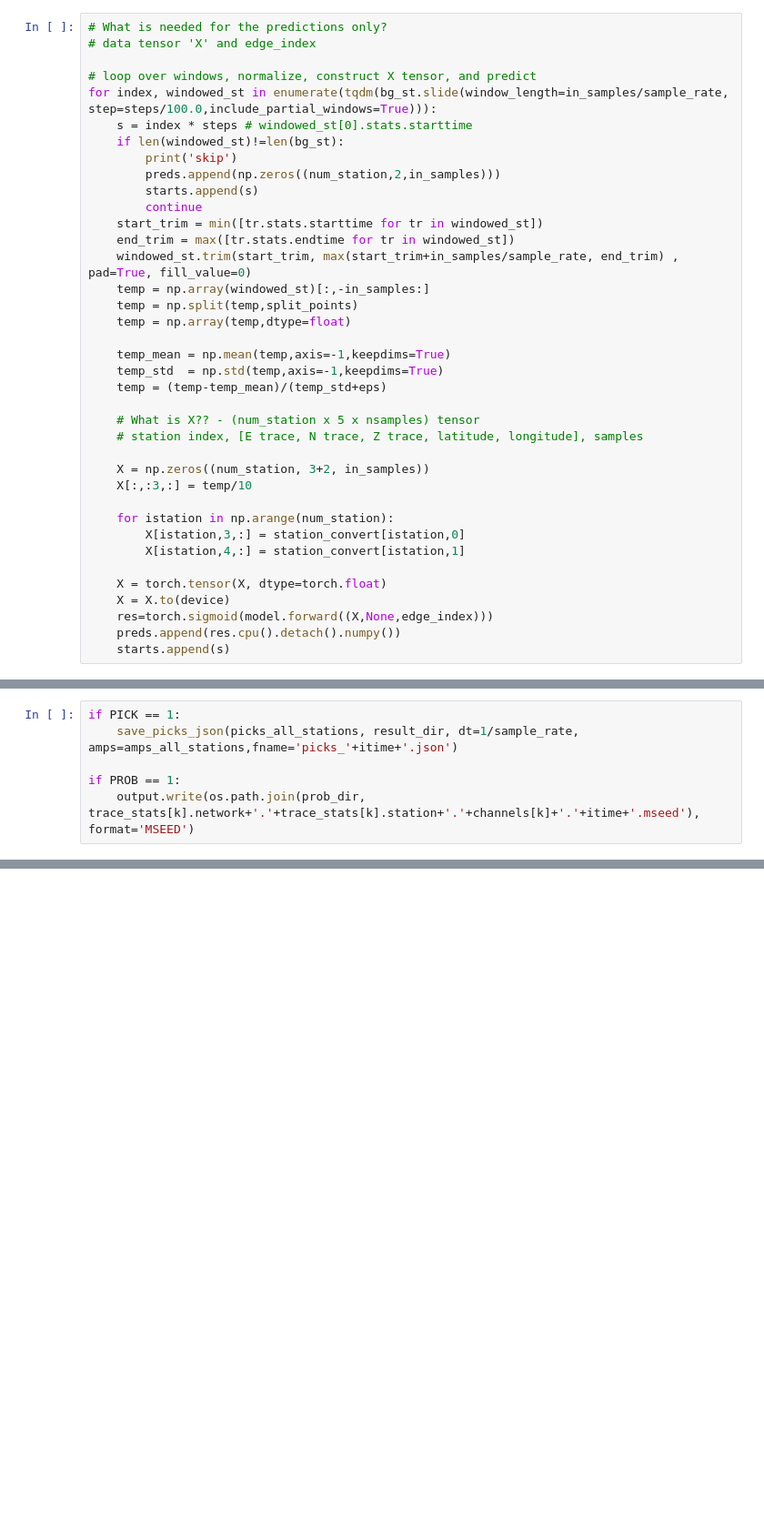
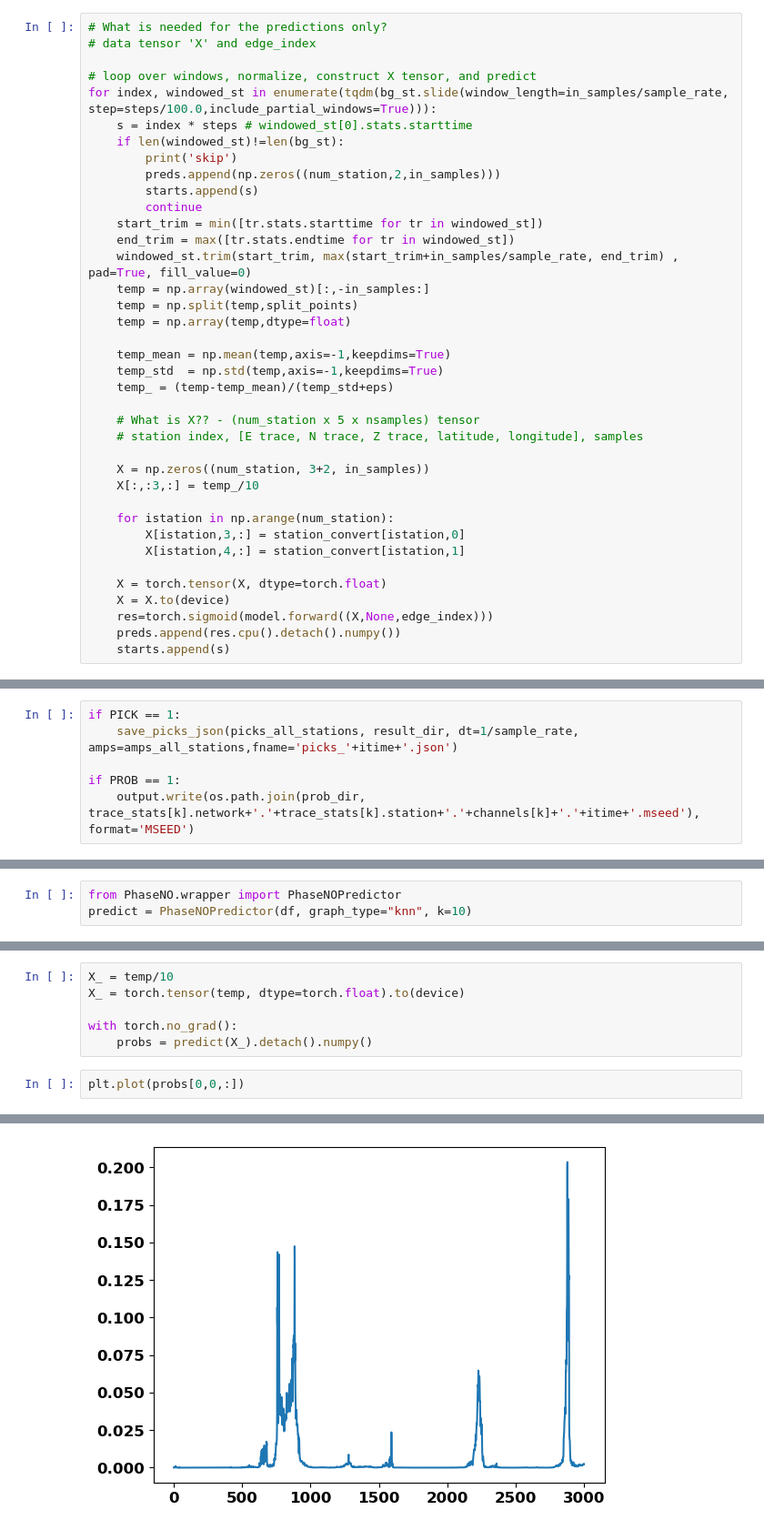
Before and after one commit to sun-hongyu/PhaseNO, a Jupyter notebook: notebooks/phaseno_predict_working.ipynb, the cells around one changed output, grey strips where cells are left out. Shown: that part at 91% size. Cells and saved outputs as stored; diff of their text form; blank space fills up the shorter version.

Commit message:
add wrapper

```diff
--- a/notebooks/phaseno_predict_working.ipynb
+++ b/notebooks/phaseno_predict_working.ipynb
@@ -334,13 +346,13 @@ for index, windowed_st in enumerate(tqdm(bg_st.slide(window_length=in_samples/sa
 
     temp_mean = np.mean(temp,axis=-1,keepdims=True)
     temp_std  = np.std(temp,axis=-1,keepdims=True)
-    temp = (temp-temp_mean)/(temp_std+eps)
+    temp_ = (temp-temp_mean)/(temp_std+eps)
 
     # What is X?? - (num_station x 5 x nsamples) tensor
     # station index, [E trace, N trace, Z trace, latitude, longitude], samples
 
     X = np.zeros((num_station, 3+2, in_samples))
-    X[:,:3,:] = temp/10
+    X[:,:3,:] = temp_/10
 
     for istation in np.arange(num_station):
         X[istation,3,:] = station_convert[istation,0]
@@ -402,0 +413,3 @@ if PROB == 1:
+# %%
+from PhaseNO.wrapper import PhaseNOPredictor
+predict = PhaseNOPredictor(df, graph_type="knn", k=10)
@@ -402,0 +418,9 @@ if PROB == 1:
+# %%
+X_ = temp/10
+X_ = torch.tensor(temp, dtype=torch.float).to(device)
+
+with torch.no_grad():
+    probs = predict(X_).detach().numpy()
+# %%
+plt.plot(probs[0,0,:])
+# %% [output]
@@ -402,0 +428 @@ if PROB == 1:
+[figure, added]
```
Also changed, not shown: parts of 7 cells of this notebook, 2 other files.
